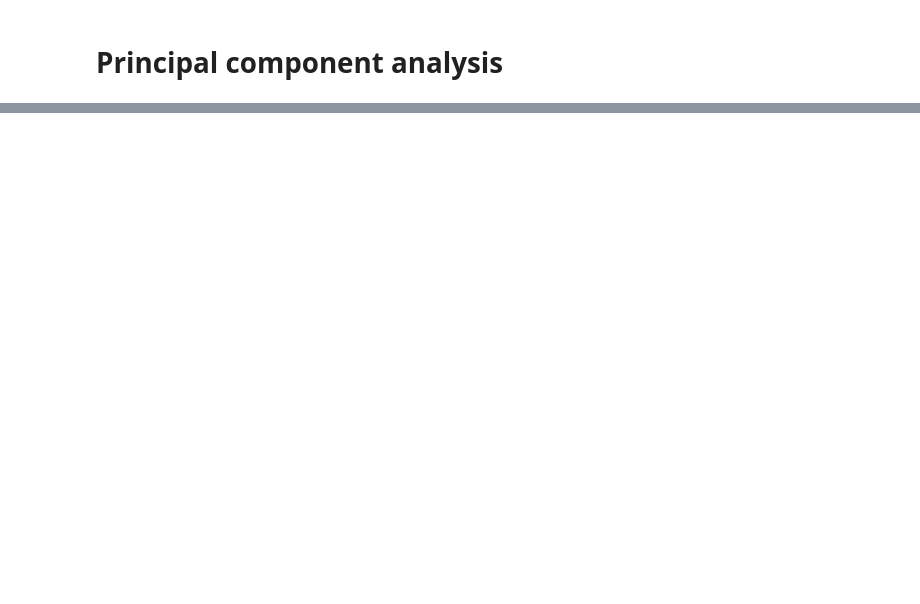
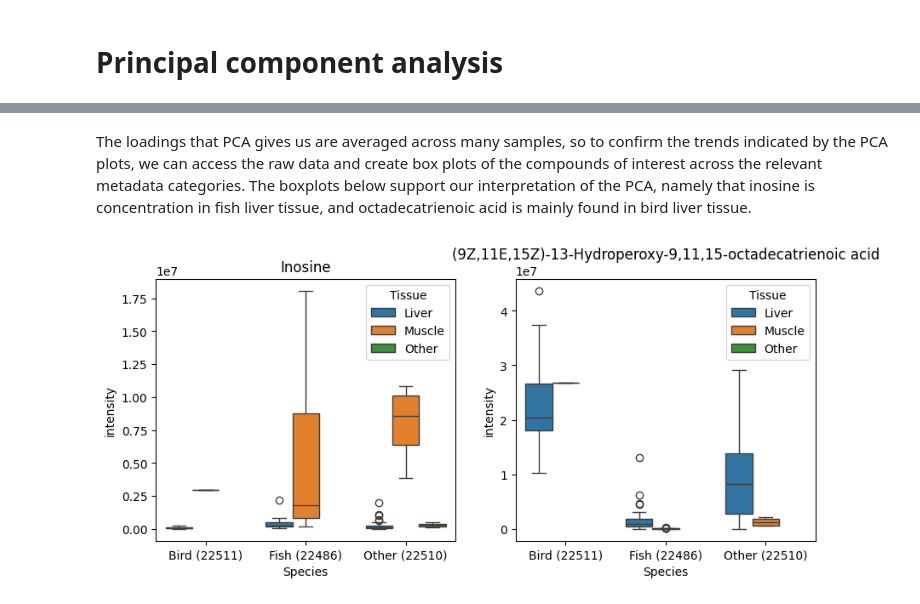
Before and after one commit to NERC-CEH/DSFP-PyExplorer, a Jupyter notebook: notebooks/ds-toolbox-notebook-nta-analysis.ipynb, the cells around one changed output, grey strips where cells are left out. Cells and saved outputs as stored; diff of their text form; code cells hidden in the pictures; blank space fills up the shorter version.

```diff
--- a/notebooks/ds-toolbox-notebook-nta-analysis.ipynb
+++ b/notebooks/ds-toolbox-notebook-nta-analysis.ipynb
@@ -178,0 +219,32 @@ Finally there are parameters that determine the number of principal components,
+# %% [markdown]
+The loadings that PCA gives us are averaged across many samples, so to confirm the trends indicated by the PCA plots, we can access the raw data and create box plots of the compounds of interest across the relevant metadata categories. The boxplots below support our interpretation of the PCA, namely that inosine is concentration in fish liver tissue, and octadecatrienoic acid is mainly found in bird liver tissue.
+# %%
+import seaborn as sns
+from matplotlib import pyplot as plt
+fig, axes = plt.subplots(ncols=2)
+fig.set_size_inches(10,4)
+compoundNames = ['Inosine','(9Z,11E,15Z)-13-Hydroperoxy-9,11,15-octadecatrienoic acid']
+# read metadata table
+metaData = pd.read_csv("../metadata/333_metadata.csv", index_col=0)
+# make metadata row order match ordination data row order
+metaData = metaData.set_index('ID').loc[ordinationData.index,:]
+#filter both datasets to be just submission 11
+boolFilter = metaData['Instrument setup used'] == "LC-Bruker maXis QTOF: Submission #11"
+metaFilter = metaData.loc[boolFilter,:]
+ordFilter = ordinationData.loc[boolFilter,:]
+# loadings data
+loadings = pd.read_csv('../pca/333/LC-Bruker maXis QTOF: Submission #11/PC1_loadings.csv', index_col=0)
+for i in range (0,len(compoundNames)):
+    # retrieve nsid for the compound of interest
+    nsid = loadings.set_index('mols').loc[compoundNames[i],'sus']
+    #create a dataframe to plot from
+    plotData = pd.DataFrame()
+    plotData['intensity'] = ordFilter[nsid]
+    #move the metadata rows to plot data
+    plotData['Tissue'] = metaFilter['Tissue']
+    plotData['Species'] = metaFilter['Species group']
+    #use seaborn to plot
+    sns.boxplot(data=plotData,y='intensity',x='Species',hue='Tissue', ax=axes[i])
+    axes[i].set_title(compoundNames[i])
+# %% [output]
+[figure, added]
```
Also changed, not shown: parts of 12 cells of this notebook, 49 other files.
